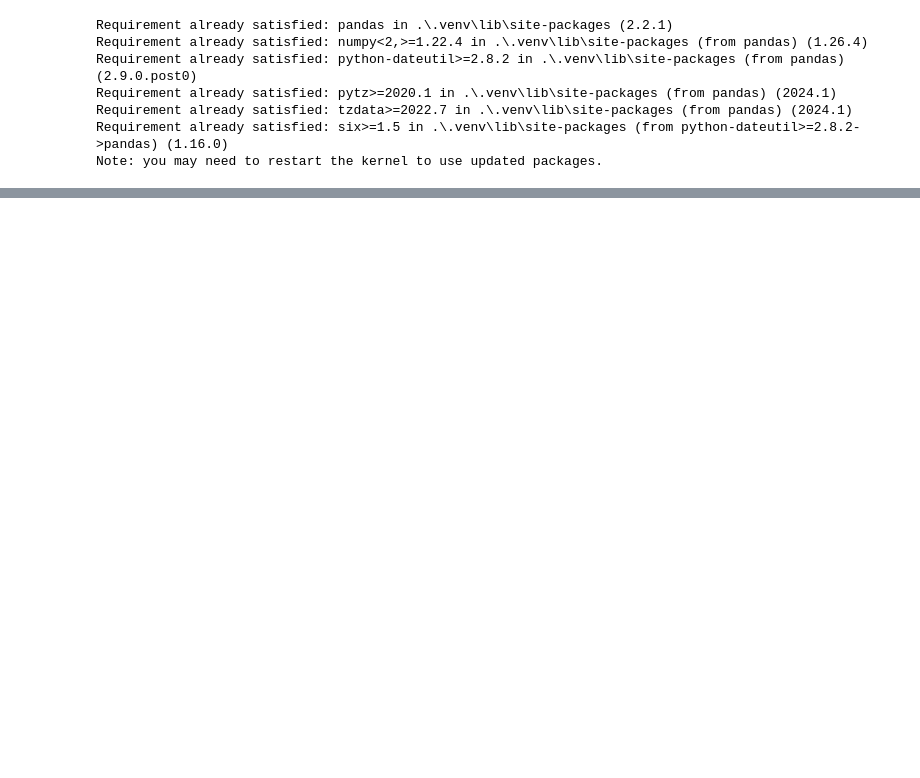
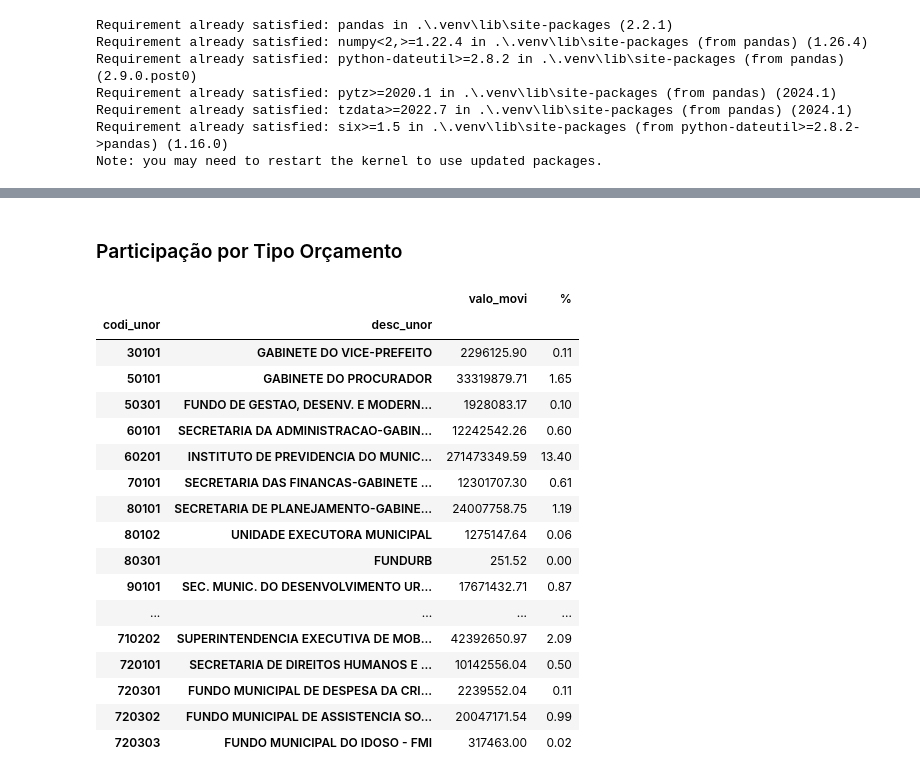
Before and after one commit to AIDA-Uniesp/analise_exploratoria_despesas_joao_pessoa, a Jupyter notebook: exploratoria_despesas.ipynb, the cells around one changed output, grey strips where cells are left out. Drawn from its saved outputs; the diff is of its cells as text; code cells hidden in the pictures; blank space fills up the shorter version.

```diff
--- a/exploratoria_despesas.ipynb
+++ b/exploratoria_despesas.ipynb
@@ -276,0 +96,25 @@ empenho_mes
+# %% [markdown]
+### Participação por Tipo Orçamento
+# %%
+participacao_orcamento = df[["codi_unor","desc_unor","valo_movi"]].groupby(["codi_unor","desc_unor"]).sum()
+participacao_orcamento["%"] =  (participacao_orcamento["valo_movi"]/total_despesa)*100
+participacao_orcamento
+# %% [output]
+|  |  | valo_movi | % |
+| codi_unor | desc_unor |  |  |
+| 30101 | GABINETE DO VICE-PREFEITO | 2296125.90 | 0.11 |
+| 50101 | GABINETE DO PROCURADOR | 33319879.71 | 1.65 |
+| 50301 | FUNDO DE GESTAO, DESENV. E MODERN... | 1928083.17 | 0.10 |
+| 60101 | SECRETARIA DA ADMINISTRACAO-GABIN... | 12242542.26 | 0.60 |
+| 60201 | INSTITUTO DE PREVIDENCIA DO MUNIC... | 271473349.59 | 13.40 |
+| 70101 | SECRETARIA DAS FINANCAS-GABINETE ... | 12301707.30 | 0.61 |
+| 80101 | SECRETARIA DE PLANEJAMENTO-GABINE... | 24007758.75 | 1.19 |
+| 80102 | UNIDADE EXECUTORA MUNICIPAL | 1275147.64 | 0.06 |
+| 80301 | FUNDURB | 251.52 | 0.00 |
+| 90101 | SEC. MUNIC. DO DESENVOLVIMENTO UR... | 17671432.71 | 0.87 |
+| ... | ... | ... | ... |
+| 710202 | SUPERINTENDENCIA EXECUTIVA DE MOB... | 42392650.97 | 2.09 |
+| 720101 | SECRETARIA DE DIREITOS HUMANOS E ... | 10142556.04 | 0.50 |
+| 720301 | FUNDO MUNICIPAL DE DESPESA DA CRI... | 2239552.04 | 0.11 |
+| 720302 | FUNDO MUNICIPAL DE ASSISTENCIA SO... | 20047171.54 | 0.99 |
+| 720303 | FUNDO MUNICIPAL DO IDOSO - FMI | 317463.00 | 0.02 |
```
Also changed, not shown: parts of 37 cells of this notebook.
